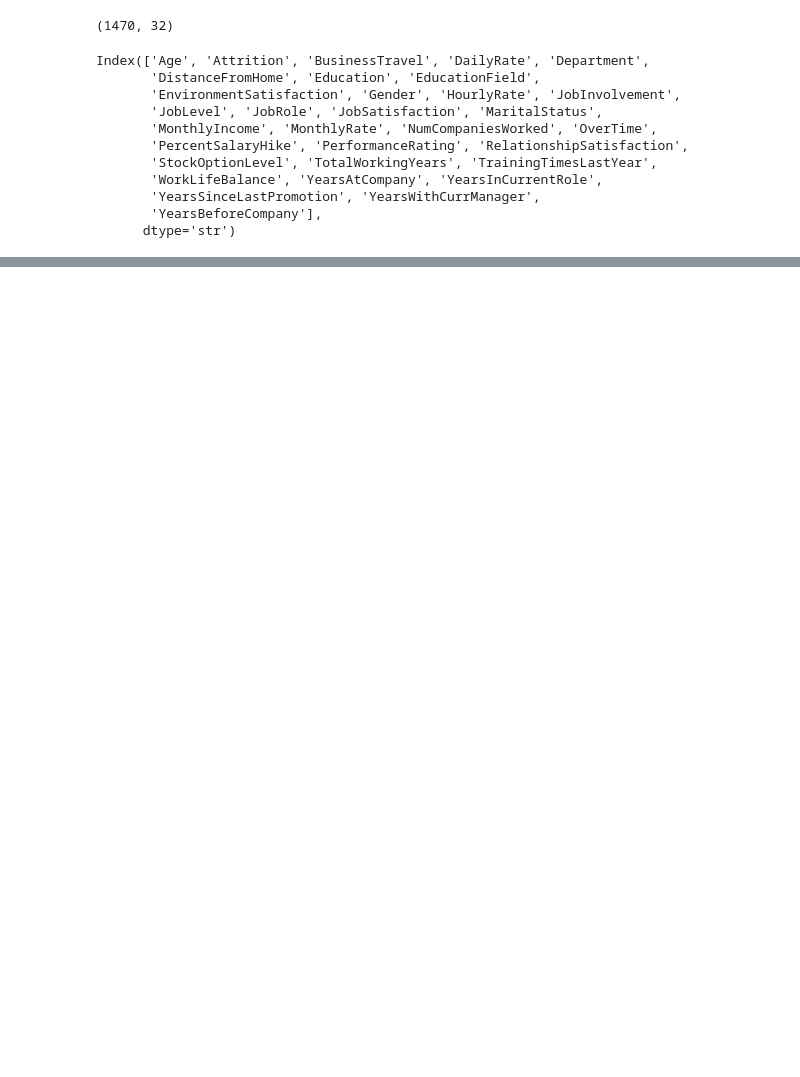
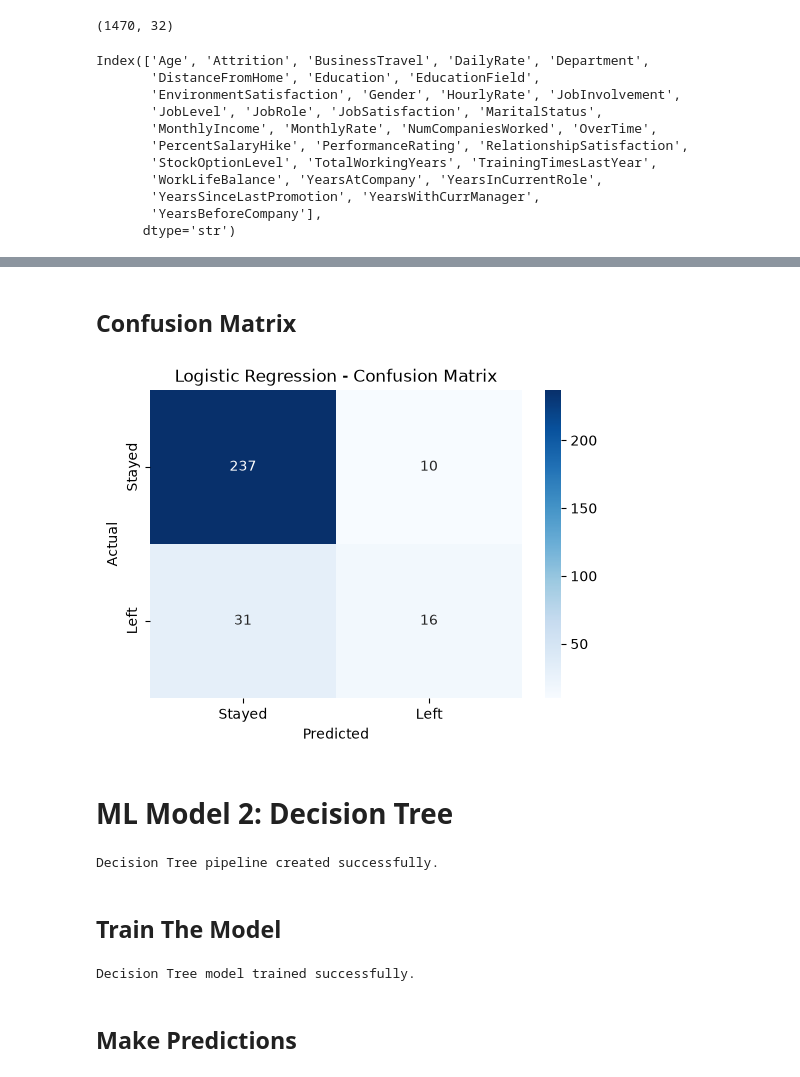
Before and after one commit to ms9712308/Build-a-predictive-model-for-employee-attrition-on-Python-MANSI-SHARMA, a Jupyter notebook: HR_ANALYTICS_EMPLOYEE_ATTRITION_PROJECT.ipynb, the cells around one changed output, grey strips where cells are left out. Saved outputs shown, nothing was run; the diff lists cells and outputs as text; code cells hidden in the pictures; blank space fills up the shorter version.

Commit message:
Update HR analyticsemployee attrition project

```diff
--- a/HR_ANALYTICS_EMPLOYEE_ATTRITION_PROJECT.ipynb
+++ b/HR_ANALYTICS_EMPLOYEE_ATTRITION_PROJECT.ipynb
@@ -576,0 +603,9 @@ Index(['Age', 'Attrition', 'BusinessTravel', 'DailyRate', 'Department',
+# %%
+# Convert Attrition into binary values
+# No = 0 (employee stayed)
+# Yes = 1 (employee left)
+
+y = y.map({'No': 0, 'Yes': 1})
+
+# Check the target distribution
+y.value_counts()
@@ -576,0 +709,5 @@ Index(['Age', 'Attrition', 'BusinessTravel', 'DailyRate', 'Department',
+# %%
+# Train the Logistic Regression model
+logistic_model.fit(X_train, y_train)
+
+print("Logistic Regression model trained successfully.")
@@ -576,0 +718,8 @@ Index(['Age', 'Attrition', 'BusinessTravel', 'DailyRate', 'Department',
+# %%
+# Predict employee attrition classes
+y_pred_logistic = logistic_model.predict(X_test)
+
+# Predict probabilities for ROC curve and AUC
+y_prob_logistic = logistic_model.predict_proba(X_test)[:, 1]
+
+print("Predictions generated successfully.")
@@ -576,0 +771,27 @@ Index(['Age', 'Attrition', 'BusinessTravel', 'DailyRate', 'Department',
+# %% [markdown]
+<h2>Confusion Matrix</h2>
+# %%
+import matplotlib.pyplot as plt
+import seaborn as sns
+
+# Create confusion matrix
+cm_logistic = confusion_matrix(y_test, y_pred_logistic)
+
+plt.figure(figsize=(6, 4))
+sns.heatmap(
+    cm_logistic,
+    annot=True,
+    fmt='d',
+    cmap='Blues',
+    xticklabels=['Stayed', 'Left'],
+    yticklabels=['Stayed', 'Left']
+)
+
+plt.xlabel('Predicted')
+plt.ylabel('Actual')
+plt.title('Logistic Regression - Confusion Matrix')
+plt.show()
+# %% [output]
+[figure, added]
+# %% [markdown]
+<h1> ML Model 2: Decision Tree</h1>
@@ -576,0 +802,27 @@ Index(['Age', 'Attrition', 'BusinessTravel', 'DailyRate', 'Department',
+# %%
+# Create Decision Tree pipeline
+
+decision_tree_model = Pipeline(
+    steps=[
+        ('preprocessor', preprocessor),
+        ('classifier', DecisionTreeClassifier(
+            random_state=42
+        ))
+    ]
+)
+
+print("Decision Tree pipeline created successfully.")
+# %% [output]
+Decision Tree pipeline created successfully.
+# %% [markdown]
+<h2>Train The Model</h2>
+# %%
+# Train the Decision Tree model
+
+decision_tree_model.fit(X_train, y_train)
+
+print("Decision Tree model trained successfully.")
+# %% [output]
+Decision Tree model trained successfully.
+# %% [markdown]
+<h2>Make Predictions</h2>
```
Also changed, not shown: parts of 54 cells of this notebook.
